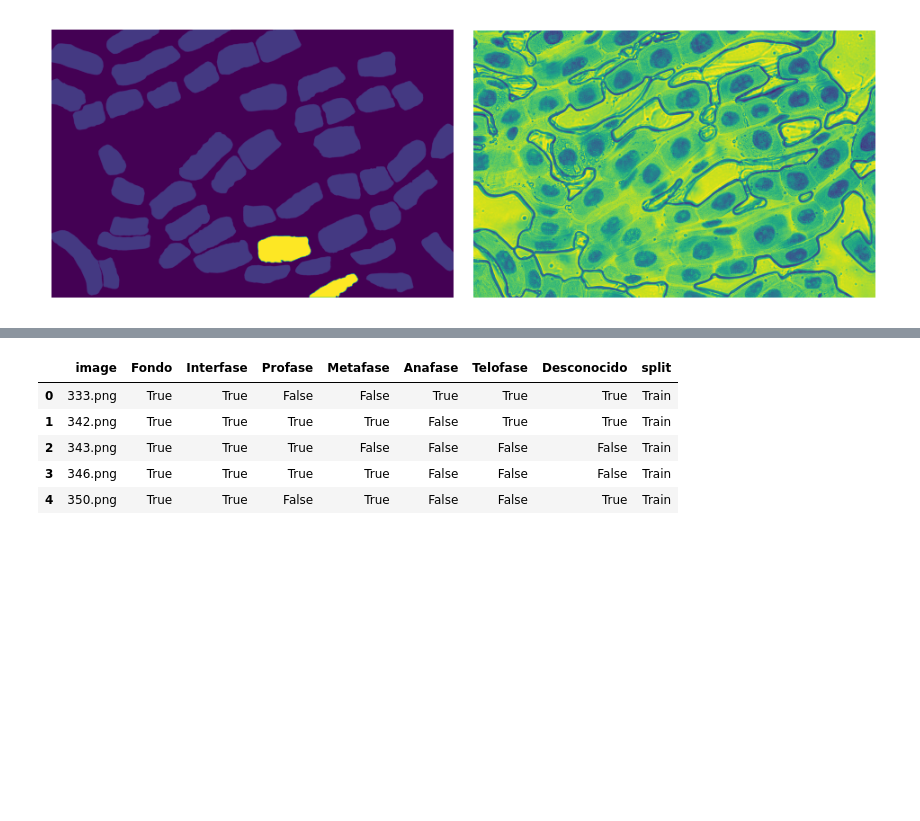
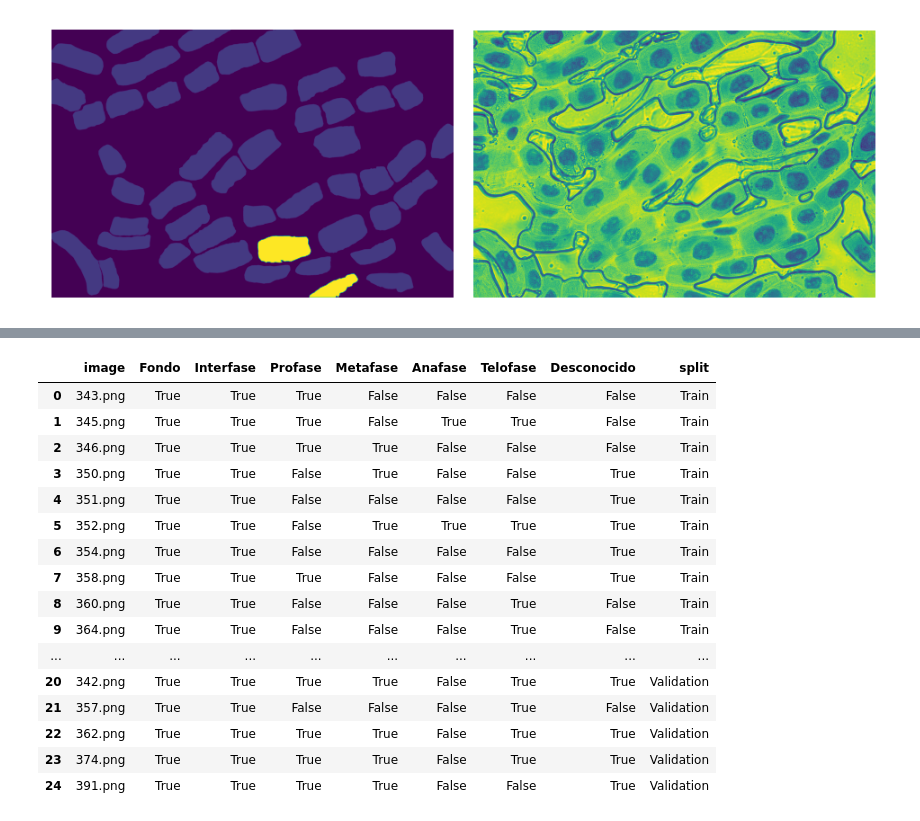
Before and after one commit to RawthiL/giar_ina_dev, a Jupyter notebook: notebooks/data_tests.ipynb, the cells around one changed output, grey strips where cells are left out. Drawn from its saved outputs; the diff is of its cells as text; code cells hidden in the pictures; blank space fills up the shorter version.

```diff
--- a/notebooks/data_tests.ipynb
+++ b/notebooks/data_tests.ipynb
@@ -159,17 +107,23 @@ updated total by category  :
 # %%
-# Using the generated metadata we can save a new balanced dataset
-OUTPUT_FOLDER_BALANCED = os.path.dirname(OUTPUT_FOLDER)
-(train_images,
- train_target,
- validation_images,
- validation_target,
- metadata_new) = data_utils.create_dataset(OUTPUT_FOLDER, "balanced_dataset", metadata_balanced, output_path=OUTPUT_FOLDER_BALANCED)
+OUTPUT_FOLDER_BALANCED = "../untracked/datasets/Abril2023"
+train_images, train_target, validation_images, validation_target, metadata_new = data_utils.create_dataset(OUTPUT_FOLDER, "balanced_dataset", metadata_balanced, output_path=OUTPUT_FOLDER_BALANCED)
 # %%
-metadata_new.head()
+metadata_new
 # %% [output]
 |  | image | Fondo | Interfase | Profase | Metafase | Anafase | Telofase | Desconocido | split |
-| 0 | 333.png | True | True | False | False | True | True | True | Train |
-| 1 | 342.png | True | True | True | True | False | True | True | Train |
-| 2 | 343.png | True | True | True | False | False | False | False | Train |
-| 3 | 346.png | True | True | True | True | False | False | False | Train |
-| 4 | 350.png | True | True | False | True | False | False | True | Train |
+| 0 | 343.png | True | True | True | False | False | False | False | Train |
+| 1 | 345.png | True | True | True | False | True | True | False | Train |
+| 2 | 346.png | True | True | True | True | False | False | False | Train |
+| 3 | 350.png | True | True | False | True | False | False | True | Train |
+| 4 | 351.png | True | True | False | False | False | False | True | Train |
+| 5 | 352.png | True | True | False | True | True | True | True | Train |
+| 6 | 354.png | True | True | False | False | False | False | True | Train |
+| 7 | 358.png | True | True | True | False | False | False | True | Train |
+| 8 | 360.png | True | True | False | False | False | True | False | Train |
+| 9 | 364.png | True | True | False | False | False | True | False | Train |
+| ... | ... | ... | ... | ... | ... | ... | ... | ... | ... |
+| 20 | 342.png | True | True | True | True | False | True | True | Validation |
+| 21 | 357.png | True | True | False | False | False | True | False | Validation |
+| 22 | 362.png | True | True | True | True | False | True | True | Validation |
+| 23 | 374.png | True | True | True | True | False | True | True | Validation |
+| 24 | 391.png | True | True | True | True | False | False | True | Validation |
```
Also changed, not shown: parts of 21 cells of this notebook, 2 other files.
